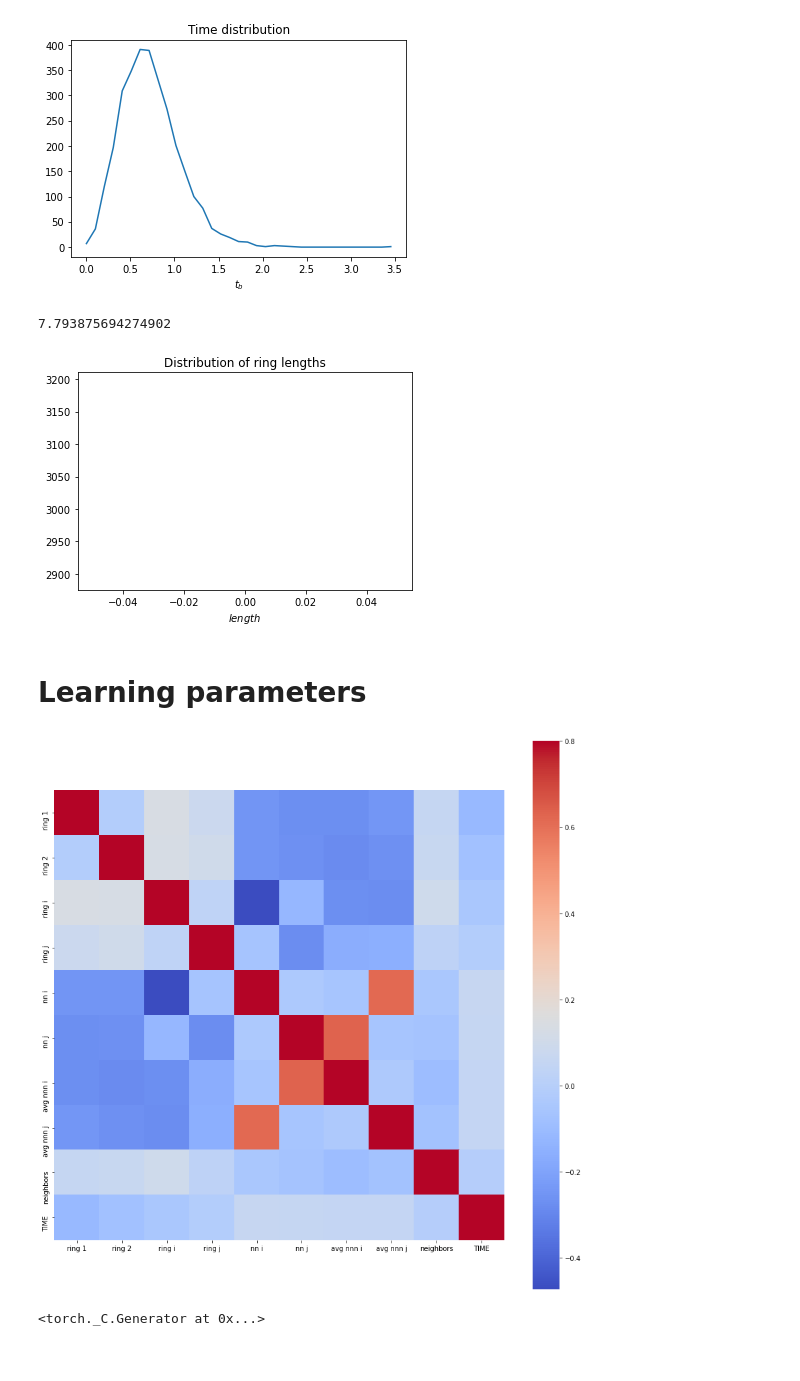
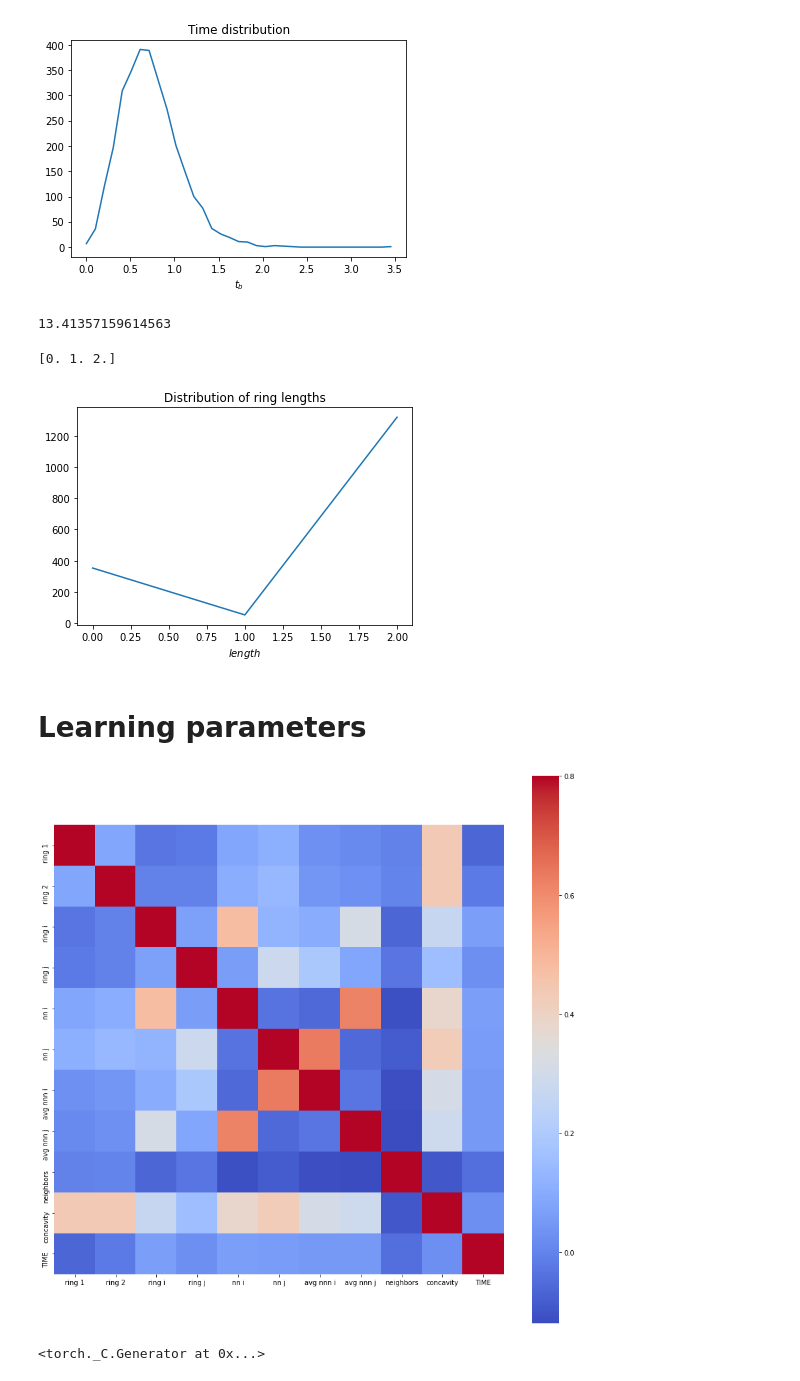
Before and after one commit to Simone7monaco/PatchyParticles, a Jupyter notebook: OrderParameters.ipynb, the cells around one changed output. Drawn from its saved outputs; the diff is of its cells as text; code cells hidden in the pictures.

```diff
--- a/OrderParameters.ipynb
+++ b/OrderParameters.ipynb
@@ -26,17 +26,7 @@ from matplotlib import pyplot as plt
 import copy
 import time as tm
 from sys import exit
-
-def rescale(x, M):
-    if x>M/2:
-        return rescale(x-M, M)
-    elif x<-M/2:
-        return rescale(x+M, M)
-    else:
-        return x
-
-def nearestimage(v):
-    return np.array([rescale(v[0], xsize), rescale(v[1],ysize) ])
+from numpy.linalg import norm
 # %%
 l = 0
 C=[]
@@ -143 +151,11 @@ def rneighbors(i, j, r=2):
     return c
+# %%
+i,j= 49, 847
+#rneighbors(i, j)
+m = (C[i]+C[j])/2
+start=C_sort.index(list(C[i]))
+print(C[i], C_sort[start])
+print(m)
+#print(distance(m, C[i]), distance(m, C_sort[start]))
+#distance(m, C[i])
+np.linalg.norm(nearestimage(np.abs(m-C[i])))
@@ -177,7 +203,7 @@ plt.show()
 [figure]
 # %%
 #NEW
-X = np.array([-1*np.ones(9) for i in range(len(edgelist))])
+X = np.array([-1*np.ones(10) for i in range(len(edgelist))])
 P= dict()
 t0= tm.time()
 for i in range(N):
@@ -210,7 +236,7 @@ for i in range(N):
 
             X[e_idx][4:6] = np.array([len(G[i]), len(G[j])])
             X[e_idx][8] = rneighbors(i,j)
-            #X[e_idx][9] = c1+c2
+            X[e_idx][9] = c1+c2
         avg += len(G[j])
 
     avg /= len(G[i])                                                             #finds 3
@@ -221,7 +247,7 @@ for i in range(N):
 
 print(tm.time()-t0)
 # %% [output]
-7.793875694274902
+13.41357159614563
 # %%
 def cleanx(x):
     return 16 if (x==0 or x>15) else x
@@ -231,11 +257,13 @@ X[:, 0:4]=[[cleanx(i) for i in x] for x in X[:, 0:4]]
 l,occ=np.unique(X[:,9], return_counts=True)
 occ[1:]=occ[1:]/l[1:]
 plt.plot(l, occ)
+print(l)
 plt.title("Distribution of ring lengths")
 plt.xlabel("$length$")
 plt.show()
 # %% [output]
+[0. 1. 2.]
-[figure, old version]
+[figure, new version]
 # %% [markdown]
 # Learning parameters
 # %%
@@ -255,17 +283,17 @@ torchy=torch.from_numpy(y).float().unsqueeze(1)
 # %%
 DF=np.hstack((X,np.atleast_2d(y).T))
 DF=pd.DataFrame(DF)
-#DF.columns = ["ring 1", "ring 2", "ring i", "ring j", "nn i", "nn j", "avg nnn i", "avg nnn j", "neighbors", "concavity", "TIME"]
-DF.columns = ["ring 1", "ring 2", "ring i", "ring j", "nn i", "nn j", "avg nnn i", "avg nnn j", "neighbors", "TIME"]
+DF.columns = ["ring 1", "ring 2", "ring i", "ring j", "nn i", "nn j", "avg nnn i", "avg nnn j", "neighbors", "concavity", "TIME"]
+#DF.columns = ["ring 1", "ring 2", "ring i", "ring j", "nn i", "nn j", "avg nnn i", "avg nnn j", "neighbors", "TIME"]
 #DF.index=[str(e) for e in edgelist]
 
 C_mat = DF.corr()
 fig = plt.figure(figsize = (15,15))
 
 sb.heatmap(C_mat, vmax = .8, square = True, cmap="coolwarm")
 plt.show()
 # %% [output]
-[figure, old version]
+[figure, new version]
 # %%
 def test_train_split(X, y, test_fraction, shuffle=True):
     d_size = len(X)
```
Also changed, not shown: parts of 4 cells of this notebook.
